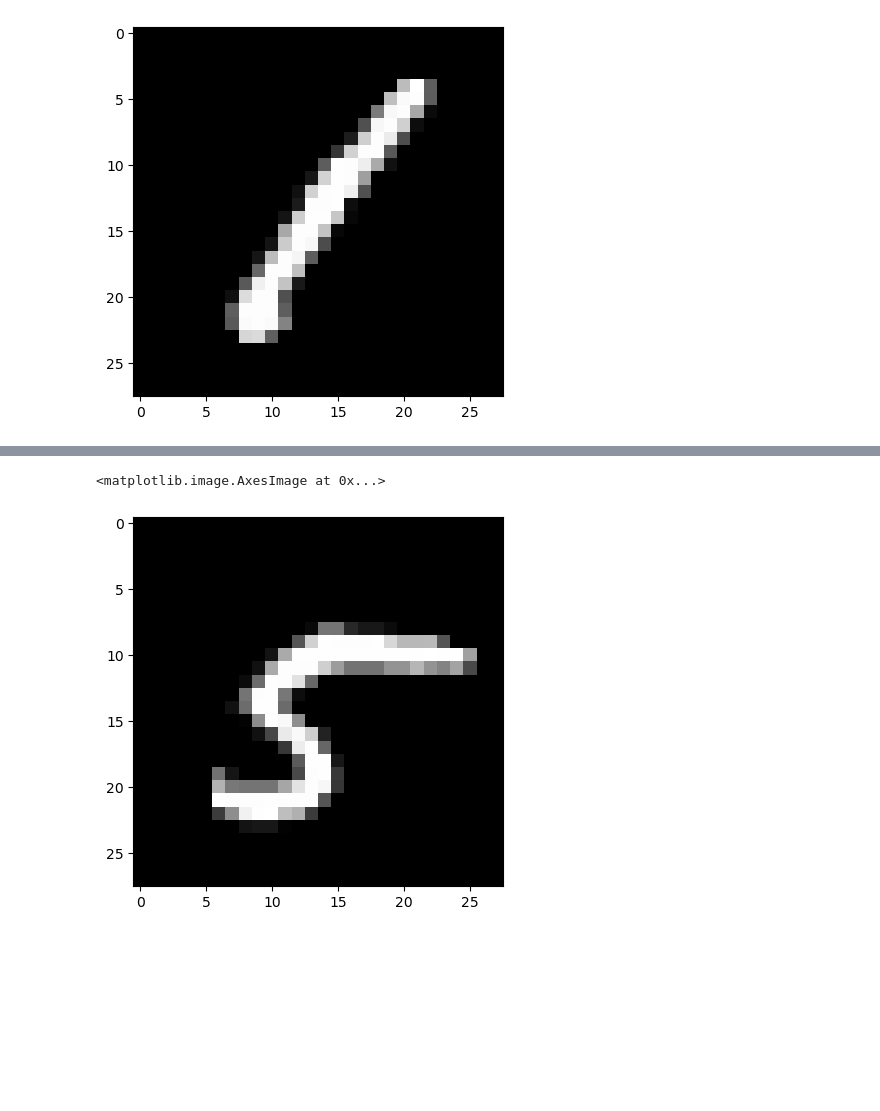
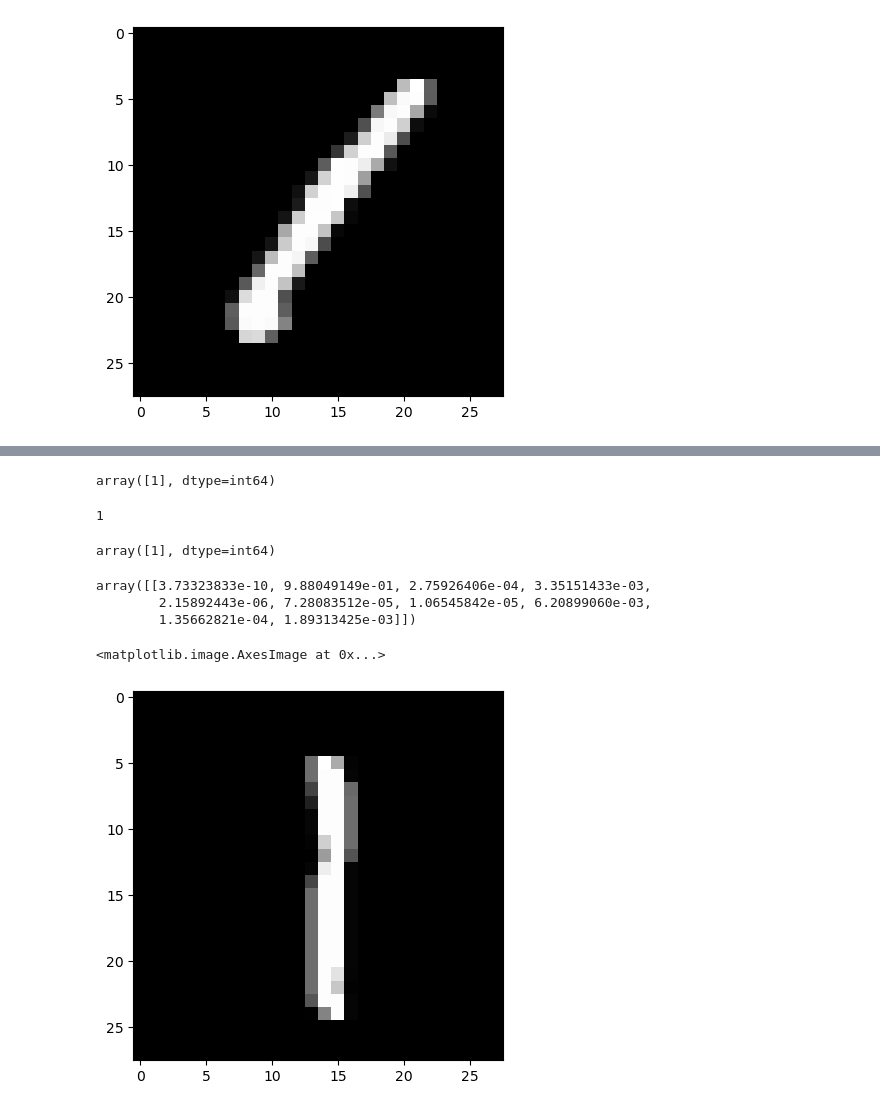
Before and after one commit to juhyun98/PythonScience, a Jupyter notebook: Machine Learning/ex10_선형분류(LogisticRegression, SVM)_손글씨 숫자데이터 분류 실습.ipynb, the cells around one changed output, grey strips where cells are left out. Cells and saved outputs as stored; diff of their text form; code cells hidden in the pictures; blank space fills up the shorter version.

```diff
--- a/Machine Learning/ex10_선형분류(LogisticRegression, SVM)_손글씨 숫자데이터 분류 실습.ipynb
+++ b/Machine Learning/ex10_선형분류(LogisticRegression, SVM)_손글씨 숫자데이터 분류 실습.ipynb
@@ -10,7 +10,7 @@ import pandas as pd
 import matplotlib.pyplot as plt
 # %%
 # 데이터 가져오기
-data = pd.read_csv('data/digit_train.csv')
+data = pd.read_csv('./data/digit_train.csv')
 # %%
 # 데이터 크기 확인
 data.shape
@@ -67,0 +95,3 @@ plt.imshow(img0_reshape, cmap='gray')
+# %%
+X = data.iloc[:, 1 : ]   # 문제 - 2차원 데이터프레임 형태 [[ ]]
+y = data.iloc[:, 0]   # 정답 - 1차원 시리즈 형태
@@ -67,0 +103,3 @@ plt.imshow(img0_reshape, cmap='gray')
+# %%
+from sklearn.model_selection import train_test_split
+X_train, X_test, y_train, y_test = train_test_split(X, y, test_size=0.3, random_state=7)
@@ -68,7 +284,26 @@ plt.imshow(img0_reshape, cmap='gray')
+# %%
+logi_model.predict([img7])
+# %% [output]
+array([1], dtype=int64)
+# %%
+# 실제 정답 확인
+y_test.iloc[7]
+# %% [output]
+1
+# %%
+svm_model.predict([img7])
+# %% [output]
+array([1], dtype=int64)
+# %%
+logi_model.predict_proba(X_test_scale[7:8]) # 7번째 값(0 ~ 9) 숫자가 1일 확률
+# svm 은 predict_proba
+# %% [output]
+array([[3.73323833e-10, 9.88049149e-01, 2.75926406e-04, 3.35151433e-03,
+        2.15892443e-06, 7.28083512e-05, 1.06545842e-05, 6.20899060e-03,
+        1.35662821e-04, 1.89313425e-03]])
 # %%
-img7777 = data.iloc[7777, 1 :]
-img7777_reshape = img7777.values.reshape(28,28)
-plt.imshow(img7777_reshape, cmap='gray')
+img7 = X_test.iloc[7]
+plt.imshow(img7.values.reshape(28,28), cmap='gray')
 # %% [output]
 <matplotlib.image.AxesImage at 0x...>
-[figure, old version]
+[figure, new version]
```
Also changed, not shown: parts of 30 cells of this notebook.
